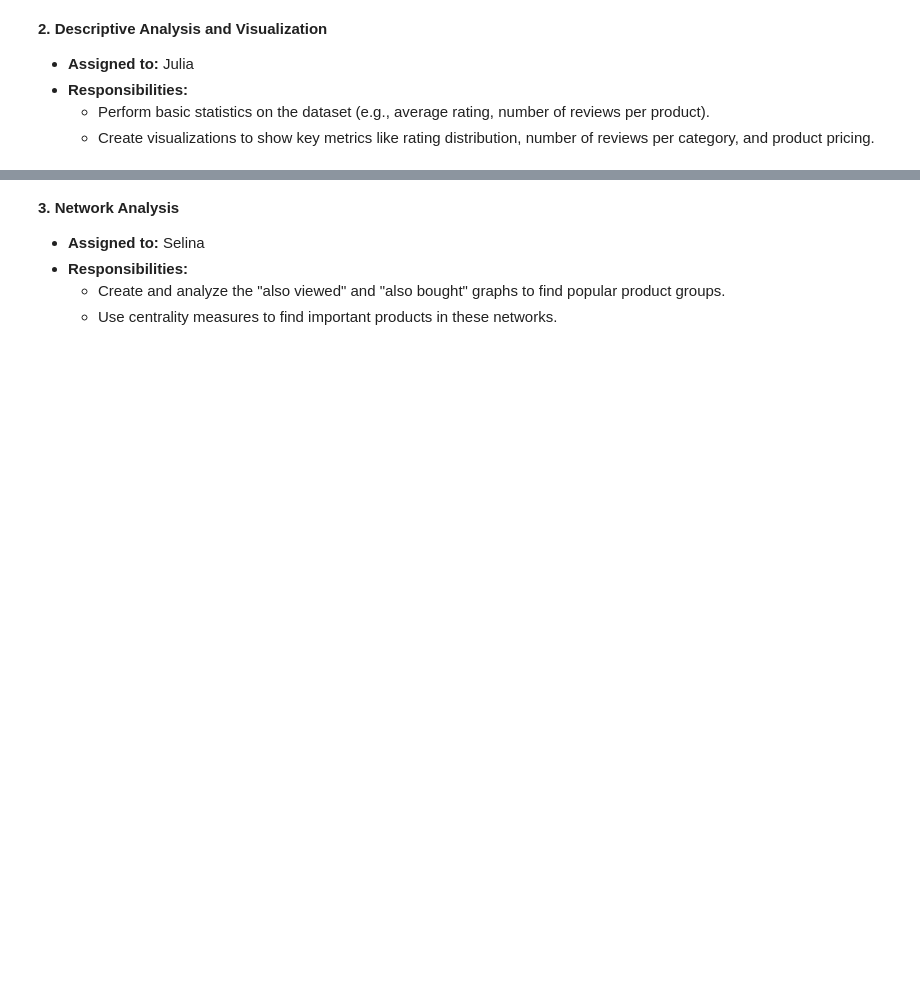
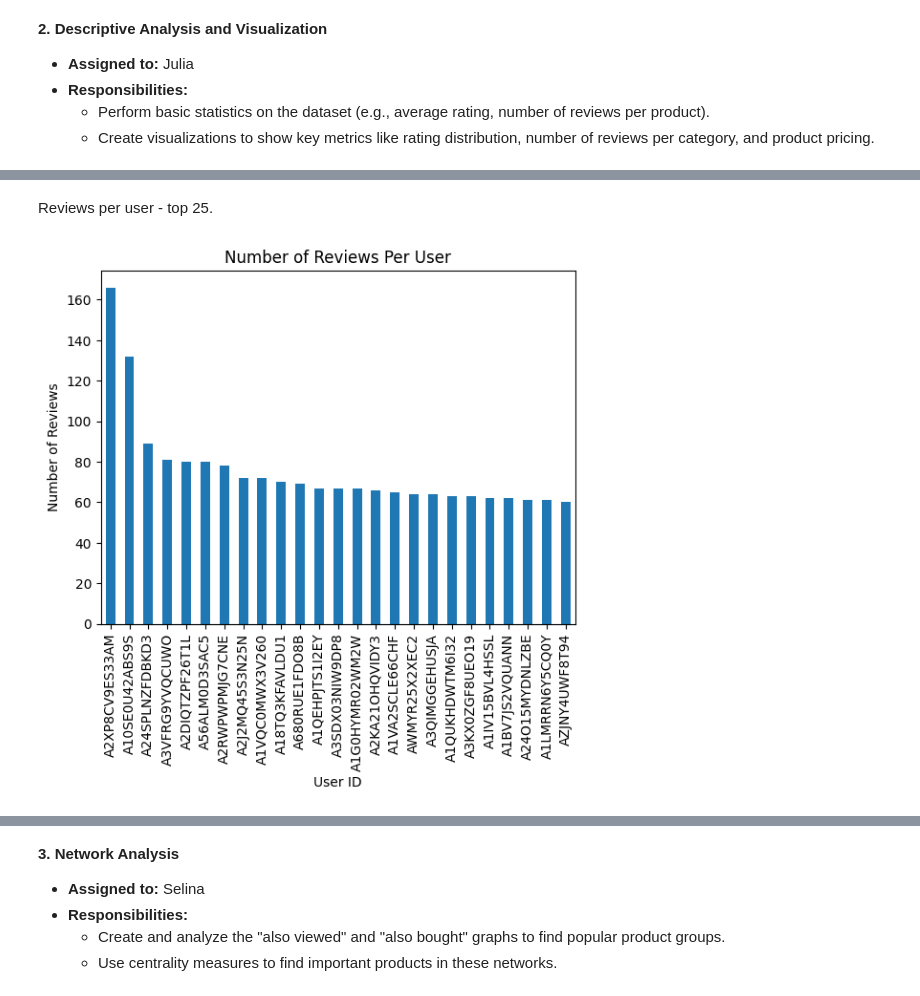
Before and after one commit to hbedros/data620-final-project, a Jupyter notebook: main.ipynb, the cells around one changed output, grey strips where cells are left out. Drawn from its saved outputs; the diff is of its cells as text; code cells hidden in the pictures; blank space fills up the shorter version.

```diff
--- a/main.ipynb
+++ b/main.ipynb
@@ -34,0 +37,12 @@ The data left in the final csv file named electronics.csv is from after 2016.
+# %%
+
+
+unique_users = df['reviewerID'].nunique()
+unique_products = df['asin'].nunique()
+reviews_per_user = df['reviewerID'].value_counts()
+reviews_per_product = df['asin'].value_counts()
+
+print(f'Unique users: {unique_users}')
+print(f'Unique products: {unique_products}')
+print(f'Reviews per user:\n{reviews_per_user}')
+print(f'Reviews per product:\n{reviews_per_product}')
@@ -34,0 +121,13 @@ The data left in the final csv file named electronics.csv is from after 2016.
+# %% [markdown]
+Reviews per user - top 25.
+# %%
+# Plot number of reviews per user
+#df['reviewerID'].value_counts().plot(kind='bar')
+
+reviews_per_user.head(25).plot(kind="bar")
+plt.title('Number of Reviews Per User')
+plt.xlabel('User ID')
+plt.ylabel('Number of Reviews')
+plt.show()
+# %% [output]
+[figure, added]
```
Also changed, not shown: parts of 14 cells of this notebook.
